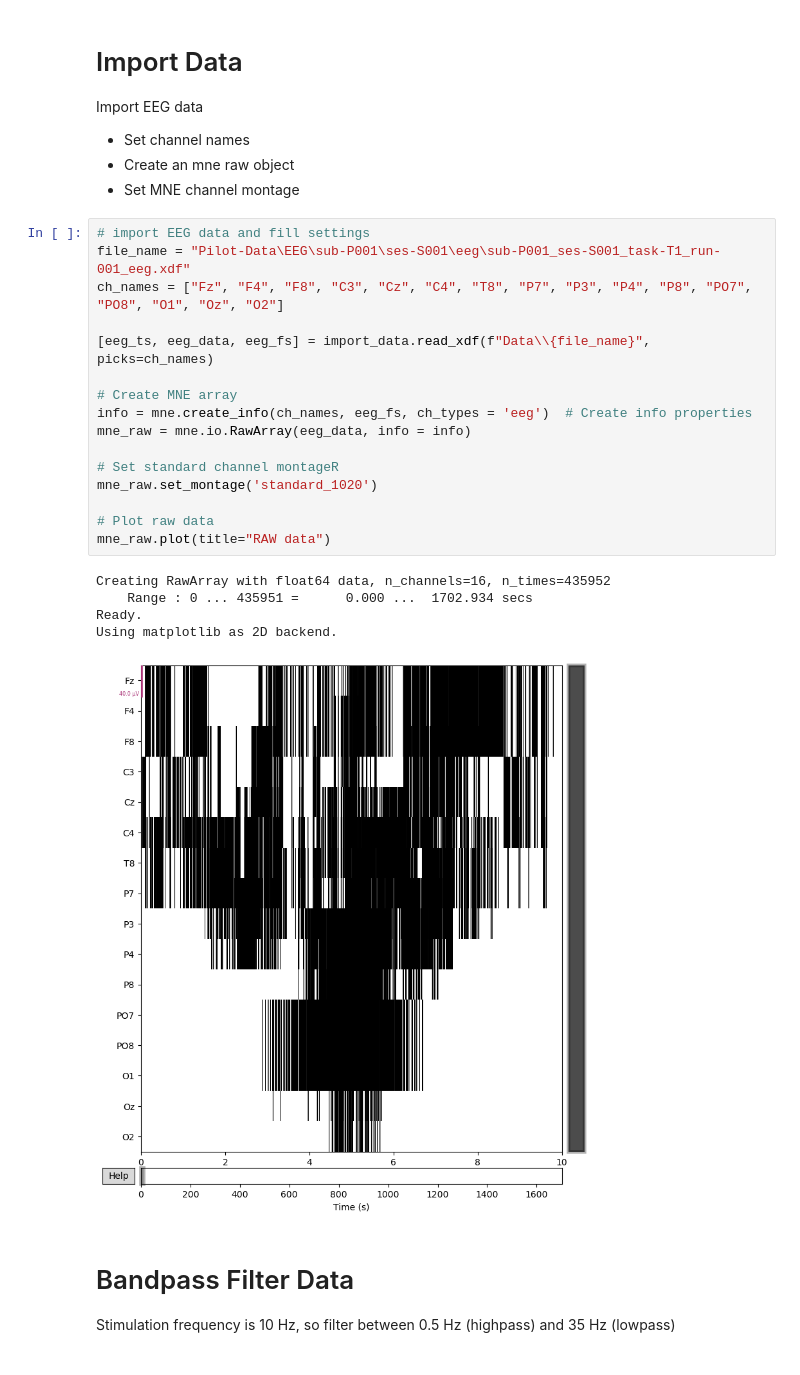
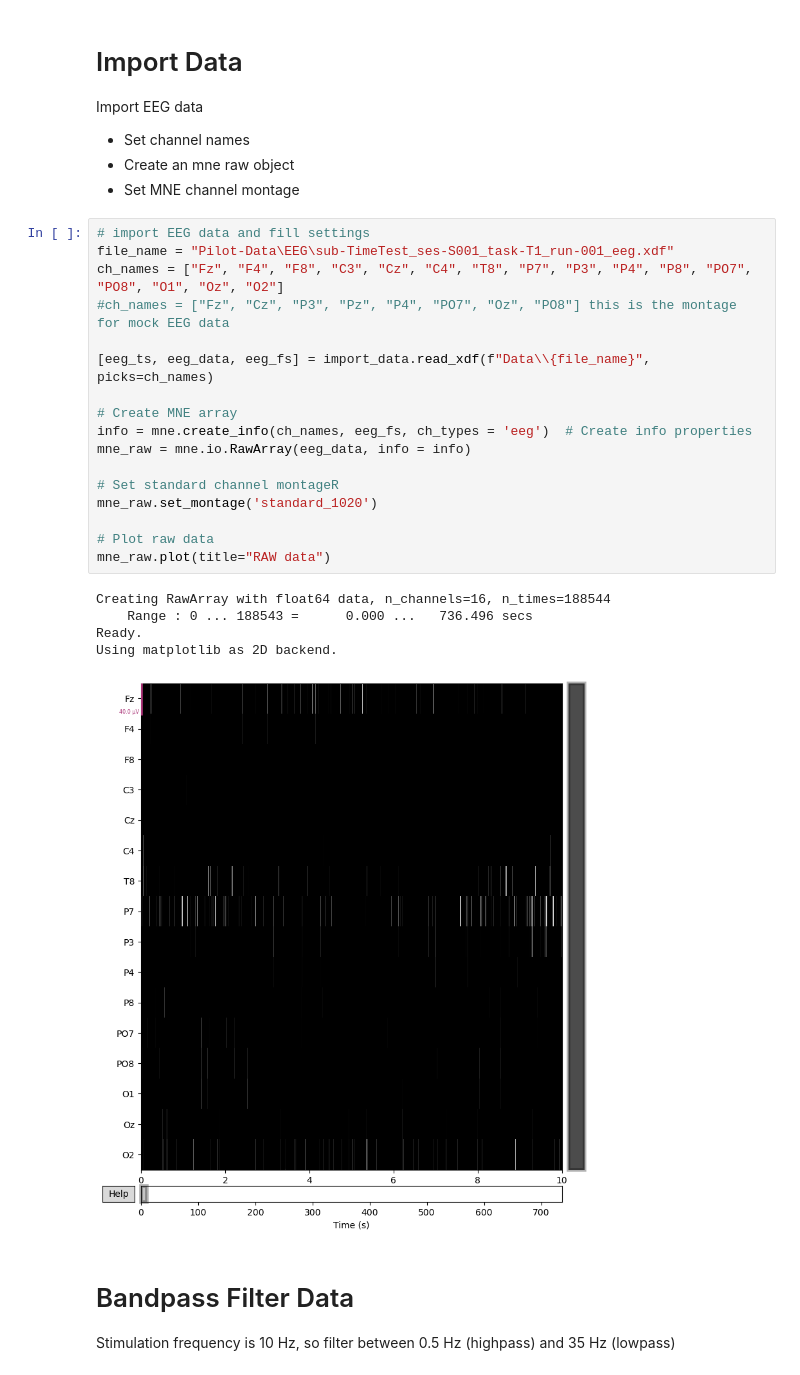
Before and after one commit to kirtonBCIlab/ES_Masters, a Jupyter notebook: Masters-Processing/preprocess.ipynb, the cells around one changed output. Drawn from its saved outputs; the diff is of its cells as text.

```diff
--- a/Masters-Processing/preprocess.ipynb
+++ b/Masters-Processing/preprocess.ipynb
@@ -41,26 +40,27 @@ Import EEG data
 - Set MNE channel montage
 # %%
 # import EEG data and fill settings
-file_name = "Pilot-Data\EEG\sub-P001\ses-S001\eeg\sub-P001_ses-S001_task-T1_run-001_eeg.xdf"
+file_name = "Pilot-Data\EEG\sub-TimeTest_ses-S001_task-T1_run-001_eeg.xdf"
 ch_names = ["Fz", "F4", "F8", "C3", "Cz", "C4", "T8", "P7", "P3", "P4", "P8", "PO7", "PO8", "O1", "Oz", "O2"]
+#ch_names = ["Fz", "Cz", "P3", "Pz", "P4", "PO7", "Oz", "PO8"] this is the montage for mock EEG data
 
 [eeg_ts, eeg_data, eeg_fs] = import_data.read_xdf(f"Data\\{file_name}", picks=ch_names)
 
 # Create MNE array
 info = mne.create_info(ch_names, eeg_fs, ch_types = 'eeg')  # Create info properties
 mne_raw = mne.io.RawArray(eeg_data, info = info)
 
 # Set standard channel montageR
 mne_raw.set_montage('standard_1020')
 
 # Plot raw data
 mne_raw.plot(title="RAW data")
 # %% [output]
-Creating RawArray with float64 data, n_channels=16, n_times=435952
-    Range : 0 ... 435951 =      0.000 ...  1702.934 secs
+Creating RawArray with float64 data, n_channels=16, n_times=188544
+    Range : 0 ... 188543 =      0.000 ...   736.496 secs
 Ready.
 Using matplotlib as 2D backend.
-[figure, old version]
+[figure, new version]
 # %% [markdown]
 # Bandpass Filter Data
 
```
Also changed, not shown: parts of 8 cells of this notebook, 4 other files.
